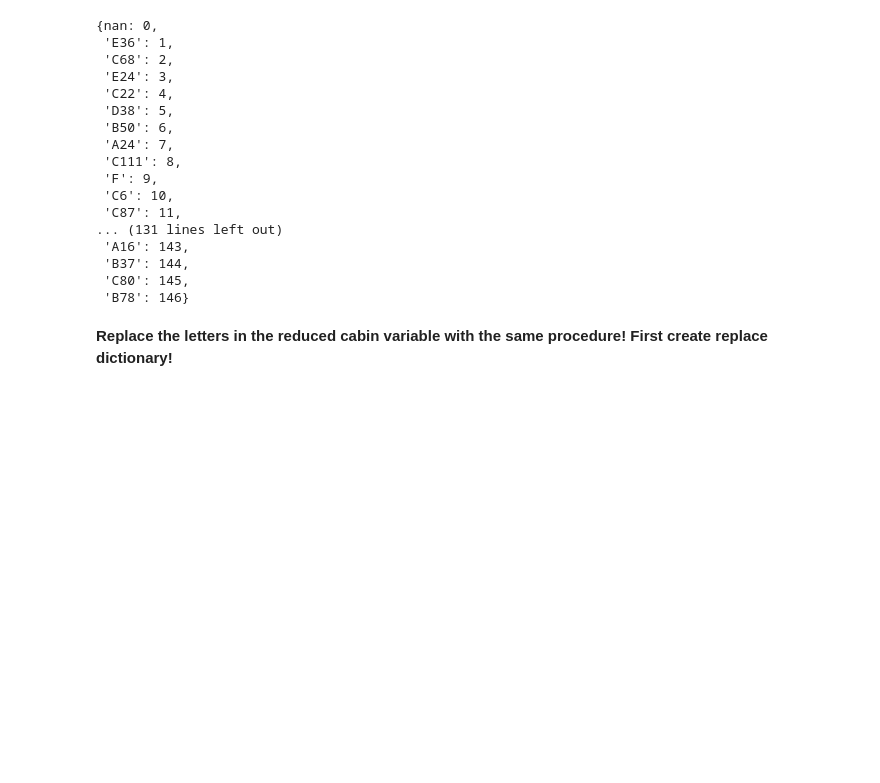
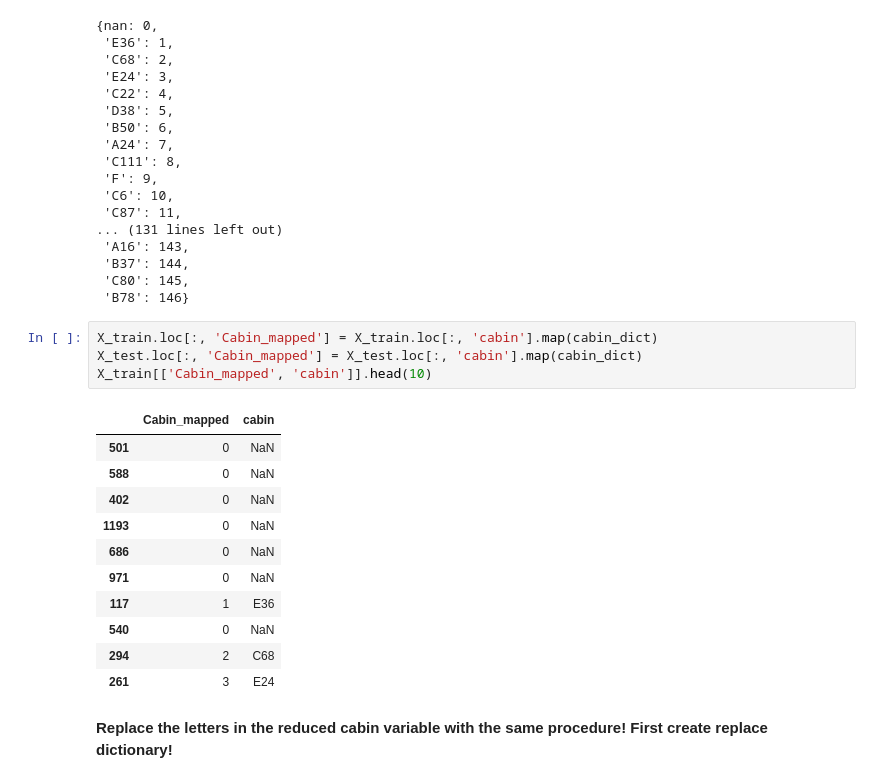
Before and after one commit to haka1453/Python, a Jupyter notebook: Machine Learning/FEML_Codes/03.2-Cardinality.ipynb, the cells around one changed output. Saved outputs shown, nothing was run; the diff lists cells and outputs as text; blank space fills up the shorter version.

```diff
--- a/Machine Learning/FEML_Codes/03.2-Cardinality.ipynb
+++ b/Machine Learning/FEML_Codes/03.2-Cardinality.ipynb
@@ -167,5 +165,21 @@ cabin_dict
  'B37': 144,
  'C80': 145,
  'B78': 146}
+# %%
+X_train.loc[:, 'Cabin_mapped'] = X_train.loc[:, 'cabin'].map(cabin_dict)
+X_test.loc[:, 'Cabin_mapped'] = X_test.loc[:, 'cabin'].map(cabin_dict)
+X_train[['Cabin_mapped', 'cabin']].head(10)
+# %% [output]
+|  | Cabin_mapped | cabin |
+| 501 | 0 | NaN |
+| 588 | 0 | NaN |
+| 402 | 0 | NaN |
+| 1193 | 0 | NaN |
+| 686 | 0 | NaN |
+| 971 | 0 | NaN |
+| 117 | 1 | E36 |
+| 540 | 0 | NaN |
+| 294 | 2 | C68 |
+| 261 | 3 | E24 |
 # %% [markdown]
 **Replace the letters in the reduced cabin variable with the same procedure! First create replace dictionary!**
```
Also changed, not shown: parts of 19 cells of this notebook.
